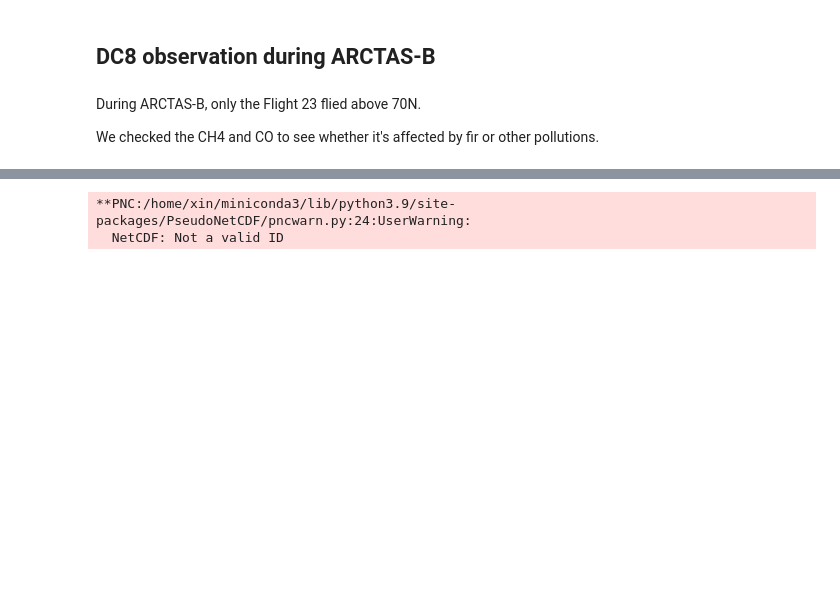
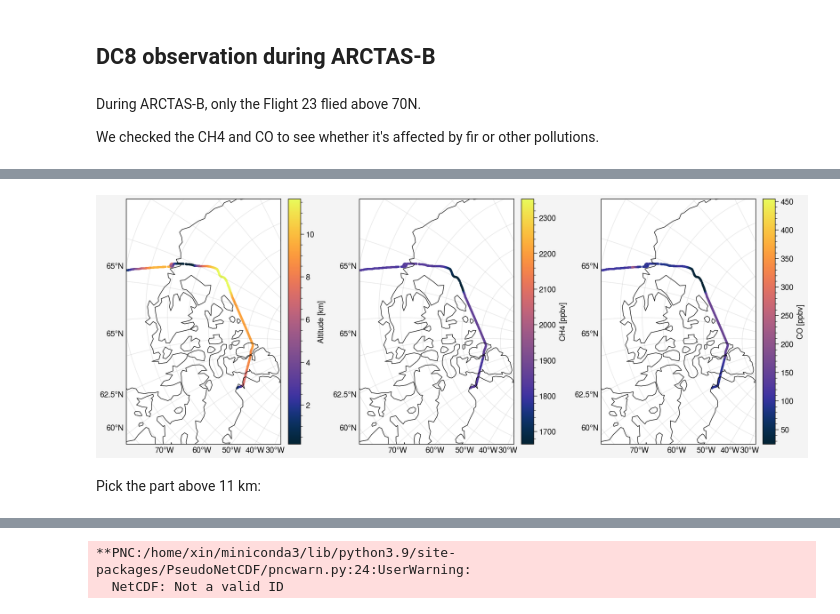
Before and after one commit to zxdawn/S5P-LNO2-Notebook, a Jupyter notebook: analysis/DC8_ECLIPSE.ipynb, the cells around one changed output, grey strips where cells are left out. Cells and saved outputs as stored; diff of their text form; code cells hidden in the pictures; blank space fills up the shorter version.

```diff
--- a/analysis/DC8_ECLIPSE.ipynb
+++ b/analysis/DC8_ECLIPSE.ipynb
@@ -11,0 +23,3 @@ import proplot as pplt
+# %%
+ds_nav = xr.open_dataset('../data/DC8/20080708/nav_dc8_20080708_r1.ict', engine='pseudonetcdf')
+ds_nav = ds_nav.swap_dims({'POINTS': 'UTC'}).rename({"UTC": "t"})
@@ -11,0 +29,37 @@ import proplot as pplt
+# %%
+#  CO CH4 N2O
+ds_dacom = xr.open_dataset('../data/DC8/20080708/DACOM_DC8_20080708_R2.ict', engine='pseudonetcdf')
+ds_dacom = ds_dacom.swap_dims({'POINTS': 'UT_Time'}).rename({"UT_Time": "t"})
+ds_nav_interp = ds_nav.interp(t=ds_dacom['t'])
+
+ds_dacom = xr.merge([ds_dacom, ds_nav_interp[['LON', 'LAT', 'GPS_ALT']]])
+
+# drop missing value
+mask = (ds_dacom['CH4_ppbv']!=ds_dacom['CH4_ppbv'].attrs['fill_value']) & \
+        (ds_dacom['CO_ppbv']!=ds_dacom['CO_ppbv'].attrs['fill_value'])
+
+ds_dacom = ds_dacom.where(mask, drop=True)
+# %%
+fig, axs = pplt.subplots(ncols=3, proj='stere')
+
+ax = axs[0]
+s = ax.scatter(ds_dacom['LON'], ds_dacom['LAT'], c=ds_dacom['GPS_ALT']/1e3, cmap='Thermal', s=3)
+ax.colorbar([s], label='Altitude [km]')
+
+ax = axs[1]
+s = ax.scatter(ds_dacom['LON'], ds_dacom['LAT'], c=ds_dacom['CH4_ppbv'], cmap='Thermal', s=3)
+ax.colorbar([s], label='CH4 [ppbv]')
+
+ax = axs[2]
+s = ax.scatter(ds_dacom['LON'], ds_dacom['LAT'], c=ds_dacom['CO_ppbv'], cmap='Thermal', s=3)
+ax.colorbar([s], label='CO [ppbv]')
+
+
+axs.format(latlim=(65, 82), lonlim=(-140, -65),
+           labels=True,
+           coast=True,
+           )
+# %% [output]
+[figure, added]
+# %% [markdown]
+Pick the part above 11 km:
```
Also changed, not shown: parts of 17 cells of this notebook.
